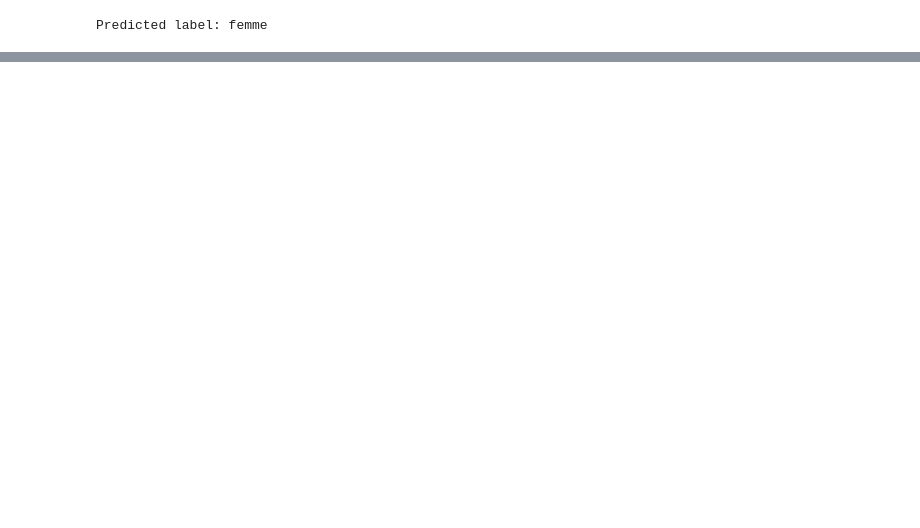
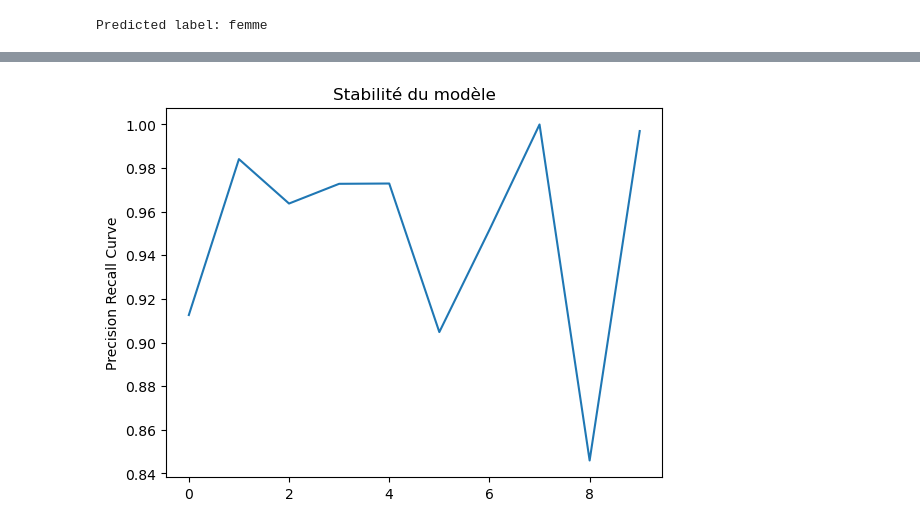
Before and after one commit to ilyeshammouda/NLP_3A_ENSAE, a Jupyter notebook: notebook/hagginf_face_models.ipynb, the cells around one changed output, grey strips where cells are left out. Saved outputs shown, nothing was run; the diff lists cells and outputs as text; code cells hidden in the pictures; blank space fills up the shorter version.

Commit message:
stability test

```diff
--- a/notebook/hagginf_face_models.ipynb
+++ b/notebook/hagginf_face_models.ipynb
@@ -250,0 +261,15 @@ Find bellow the Precision-Recall Curve
+# %%
+acc=[]
+recall_acc=[]
+for k in range(10):
+    train_texts, test_texts, train_labels,test_labels = train_test_split(texts, labels, test_size=0.2)
+    label_map = {'homme': 0, 'femme': 1}
+    train_labels = [label_map[label] for label in train_labels]
+    test_labels = [label_map[label] for label in test_labels]
+    train_dataset = IMDbDataset(train_texts, train_labels, tokenizer, max_length=128)
+    test_dataset = IMDbDataset(test_texts, test_labels, tokenizer, max_length=128)
+    classifier = GenderClassifier()
+    classifier.train(train_dataset,num_epochs=15)
+    classifier.evaluate(test_dataset,conf_matrix=False,Roc_curve=False,pr_curve=True)
+    acc.append(classifier.accuracy)
+    recall_acc.append(classifier.recall_acc)
@@ -250,0 +386,7 @@ Find bellow the Precision-Recall Curve
+# %%
+plt.plot(recall_acc)
+plt.title('Stabilité du modèle')
+plt.ylabel('Precision Recall Curve')
+plt.show()
+# %% [output]
+[figure, added]
```
Also changed, not shown: parts of 7 cells of this notebook, 1 other file.
